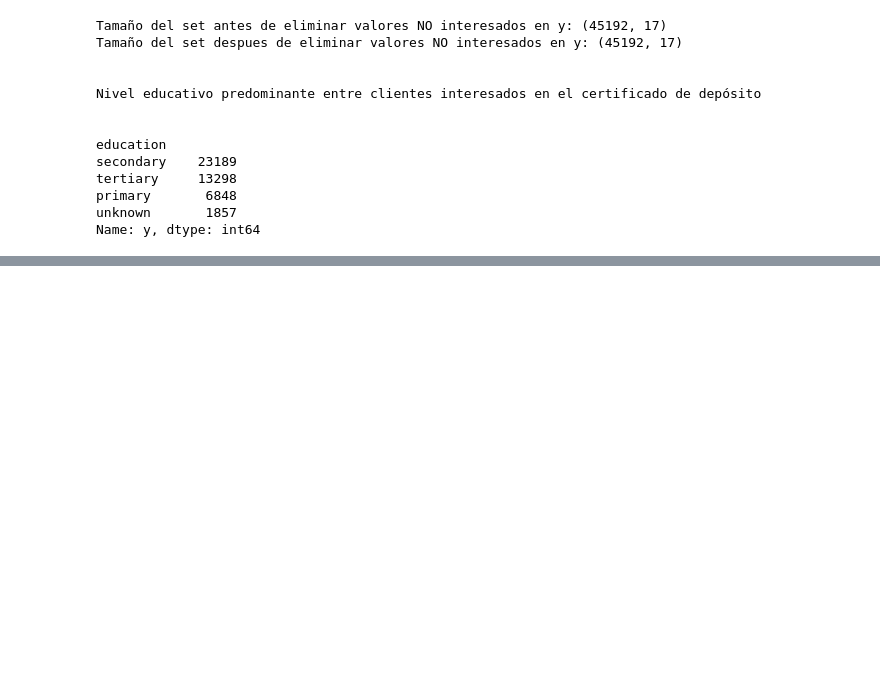
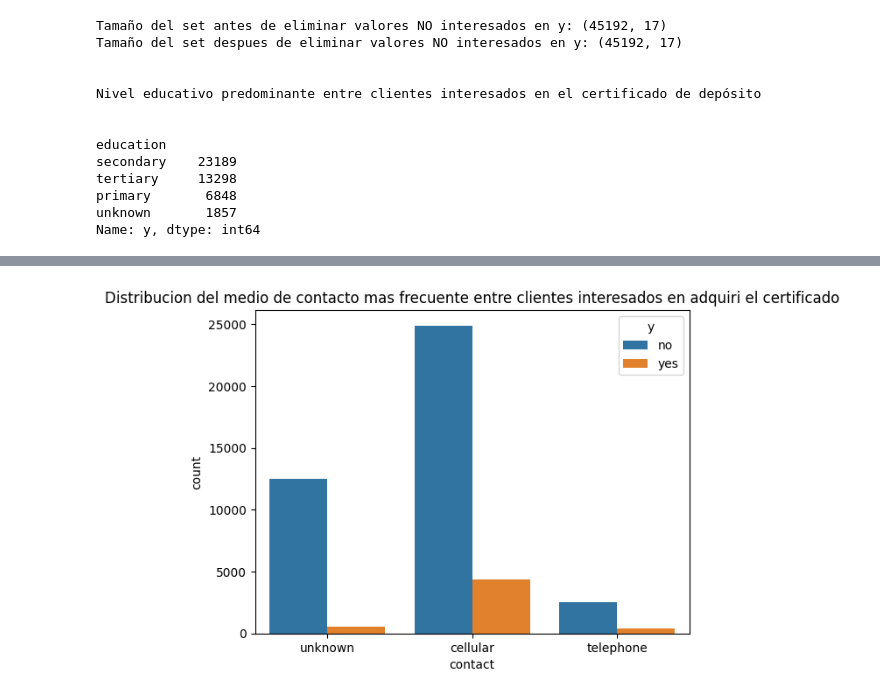
Before and after one commit to LorenaAmaya/Talento-Tech, a Jupyter notebook: Practica_DataCleaning.ipynb, the cells around one changed output, grey strips where cells are left out. Cells and saved outputs as stored; diff of their text form; code cells hidden in the pictures; blank space fills up the shorter version.

```diff
--- a/Practica_DataCleaning.ipynb
+++ b/Practica_DataCleaning.ipynb
@@ -454,4 +464,9 @@ Name: y, dtype: int64
 # %%
 #6. ¿Cuál es la distribución del medio de contacto más frecuente de los clientes interesados en adquirir el certificado de depósito?
+sns.countplot(x='contact', hue='y', data=data)
+pit.title('Distribucion del medio de contacto mas frecuente entre clientes interesados en adquiri el certificado')
+pit.show()
+# %% [output]
+[figure, added]
 # %%
 #7. En un gráfico de barras horizontales responde, ¿Cuál es el tipo de ocupación de los clientes interesados en adquirir el certificado de depósito?
```
Also changed, not shown: parts of 7 cells of this notebook.
